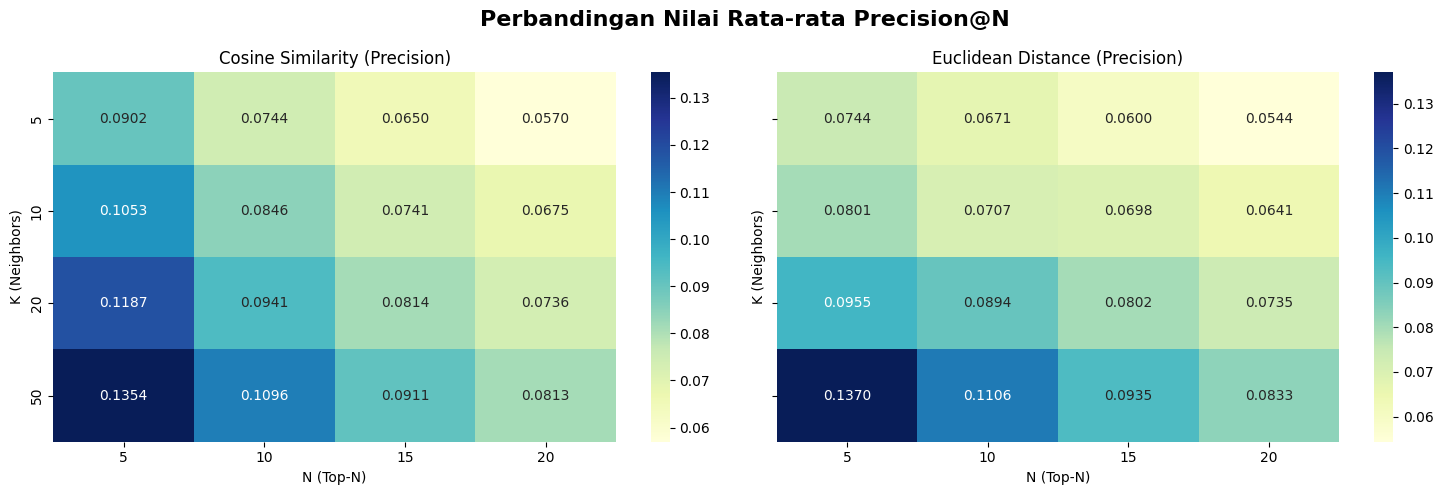
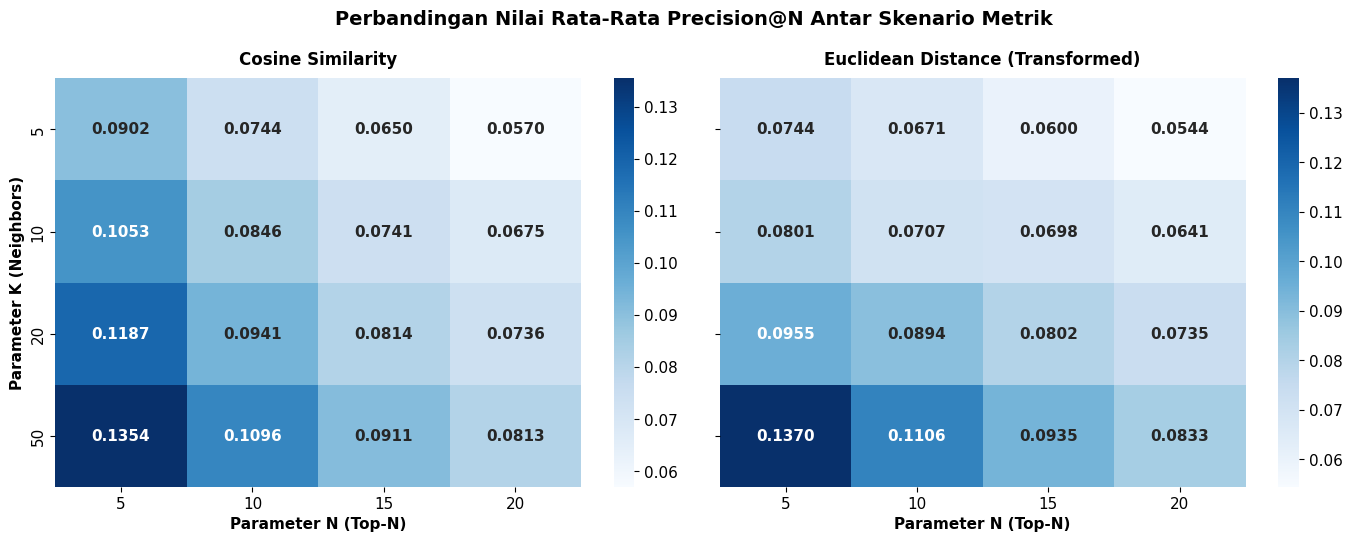
The change to this notebook cell's code, shown as a diff; its figure went from the first image to the second:
--- before
+++ after
@@ -4,5 +4,9 @@
 
 # 1. Ambil data hasil evaluasi terbaru
-df_eval = pd.read_csv('hasil_evaluasi_skripsi.csv')
+try:
+    df_eval = pd.read_csv('hasil_evaluasi_skripsi.csv')
+except FileNotFoundError:
+    print("[ERROR] File 'hasil_evaluasi_skripsi.csv' tidak ditemukan. Jalankan evaluasi terlebih dahulu!")
+    exit()
 
 # 2. Pisahkan data berdasarkan metrik jarak
@@ -11,37 +15,64 @@
 
 # 3. Pivot data agar membentuk matriks (K x N) untuk keperluan Heatmap
-# Heatmap Precision
+# Sumbu Y = K (Neighbors), Sumbu X = N (Top-N)
 cosine_prec_pivot = df_cosine.pivot(index='K (Neighbors)', columns='N (Top-N)', values='Precision@N')
 eucl_prec_pivot = df_euclidean.pivot(index='K (Neighbors)', columns='N (Top-N)', values='Precision@N')
 
-# Heatmap Recall
 cosine_rec_pivot = df_cosine.pivot(index='K (Neighbors)', columns='N (Top-N)', values='Recall@N')
 eucl_rec_pivot = df_euclidean.pivot(index='K (Neighbors)', columns='N (Top-N)', values='Recall@N')
 
-# 4. SETTING GAMBAR 1: HEATMAP PRECISION COMPARSION
-fig, axes = plt.subplots(1, 2, figsize=(15, 5), sharey=True)
-fig.suptitle('Perbandingan Nilai Rata-rata Precision@N', fontsize=16, fontweight='bold')
+# --- KONFIGURASI GAYA GRAFIK AKADEMIS ---
+plt.rcParams['font.family'] = 'sans-serif'
+plt.rcParams['font.size'] = 11
 
-sns.heatmap(cosine_prec_pivot, annot=True, fmt=".4f", cmap="YlGnBu", ax=axes[0])
-axes[0].set_title('Cosine Similarity (Precision)')
+# =========================================================================
+# GRAPH 1: PERBANDINGAN PRECISION@N
+# =========================================================================
+fig, axes = plt.subplots(1, 2, figsize=(14, 5.5), sharey=True)
+fig.suptitle('Perbandingan Nilai Rata-Rata Precision@N Antar Skenario Metrik', 
+             fontsize=14, fontweight='bold', y=0.98)
 
-sns.heatmap(eucl_prec_pivot, annot=True, fmt=".4f", cmap="YlGnBu", ax=axes[1])
-axes[1].set_title('Euclidean Distance (Precision)')
+# Cosine Precision Heatmap (Palet warna Blues yang profesional)
+sns.heatmap(cosine_prec_pivot, annot=True, fmt=".4f", cmap="Blues", cbar=True,
+            annot_kws={"size": 11, "weight": "semibold"}, ax=axes[0])
+axes[0].set_title('Cosine Similarity', fontsize=12, fontweight='bold', pad=10)
+axes[0].set_ylabel('Parameter K (Neighbors)', fontsize=11, fontweight='semibold')
+axes[0].set_xlabel('Parameter N (Top-N)', fontsize=11, fontweight='semibold')
+
+# Euclidean Precision Heatmap
+sns.heatmap(eucl_prec_pivot, annot=True, fmt=".4f", cmap="Blues", cbar=True,
+            annot_kws={"size": 11, "weight": "semibold"}, ax=axes[1])
+axes[1].set_title('Euclidean Distance (Transformed)', fontsize=12, fontweight='bold', pad=10)
+axes[1].set_ylabel('') # Dihapus karena sharey=True
+axes[1].set_xlabel('Parameter N (Top-N)', fontsize=11, fontweight='semibold')
 
 plt.tight_layout()
-plt.savefig('heatmap_precision_skripsi.png', dpi=300) # Auto-save buat dipindah ke Word
+plt.savefig('heatmap_precision_skripsi.png', dpi=300, bbox_inches='tight')
 plt.show()
 
-# 5. SETTING GAMBAR 2: HEATMAP RECALL COMPARISON
-fig, axes = plt.subplots(1, 2, figsize=(15, 5), sharey=True)
-fig.suptitle('Perbandingan Nilai Rata-rata Recall@N', fontsize=16, fontweight='bold')
+# =========================================================================
+# GRAPH 2: PERBANDINGAN RECALL@N
+# =========================================================================
+fig, axes = plt.subplots(1, 2, figsize=(14, 5.5), sharey=True)
+fig.suptitle('Perbandingan Nilai Rata-Rata Recall@N Antar Skenario Metrik', 
+             fontsize=14, fontweight='bold', y=0.98)
 
-sns.heatmap(cosine_rec_pivot, annot=True, fmt=".4f", cmap="OrRd", ax=axes[0])
-axes[0].set_title('Cosine Similarity (Recall)')
+# Cosine Recall Heatmap (Palet warna Oranges yang membedakan dari Precision)
+sns.heatmap(cosine_rec_pivot, annot=True, fmt=".4f", cmap="Oranges", cbar=True,
+            annot_kws={"size": 11, "weight": "semibold"}, ax=axes[0])
+axes[0].set_title('Cosine Similarity', fontsize=12, fontweight='bold', pad=10)
+axes[0].set_ylabel('Parameter K (Neighbors)', fontsize=11, fontweight='semibold')
+axes[0].set_xlabel('Parameter N (Top-N)', fontsize=11, fontweight='semibold')
 
-sns.heatmap(eucl_rec_pivot, annot=True, fmt=".4f", cmap="OrRd", ax=axes[1])
-axes[1].set_title('Euclidean Distance (Recall)')
+# Euclidean Recall Heatmap
+sns.heatmap(eucl_rec_pivot, annot=True, fmt=".4f", cmap="Oranges", cbar=True,
+            annot_kws={"size": 11, "weight": "semibold"}, ax=axes[1])
+axes[1].set_title('Euclidean Distance (Transformed)', fontsize=12, fontweight='bold', pad=10)
+axes[1].set_ylabel('') # Dihapus karena sharey=True
+axes[1].set_xlabel('Parameter N (Top-N)', fontsize=11, fontweight='semibold')
 
 plt.tight_layout()
-plt.savefig('heatmap_recall_skripsi.png', dpi=300) # Auto-save buat dipindah ke Word
+plt.savefig('heatmap_recall_skripsi.png', dpi=300, bbox_inches='tight')
 plt.show()
+
+print("Ok")

Commit: my skripsi